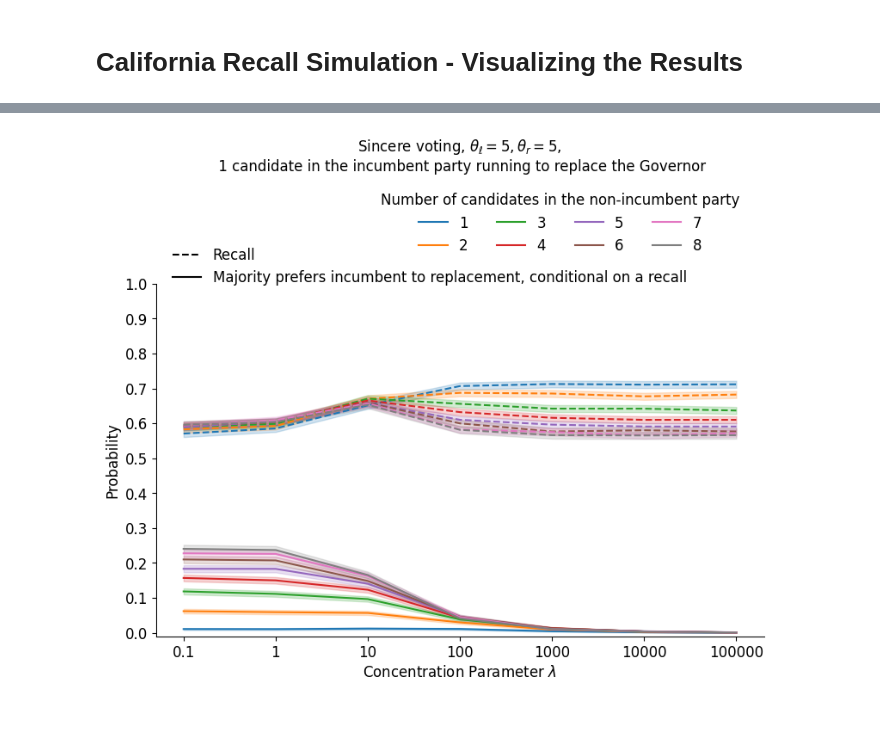
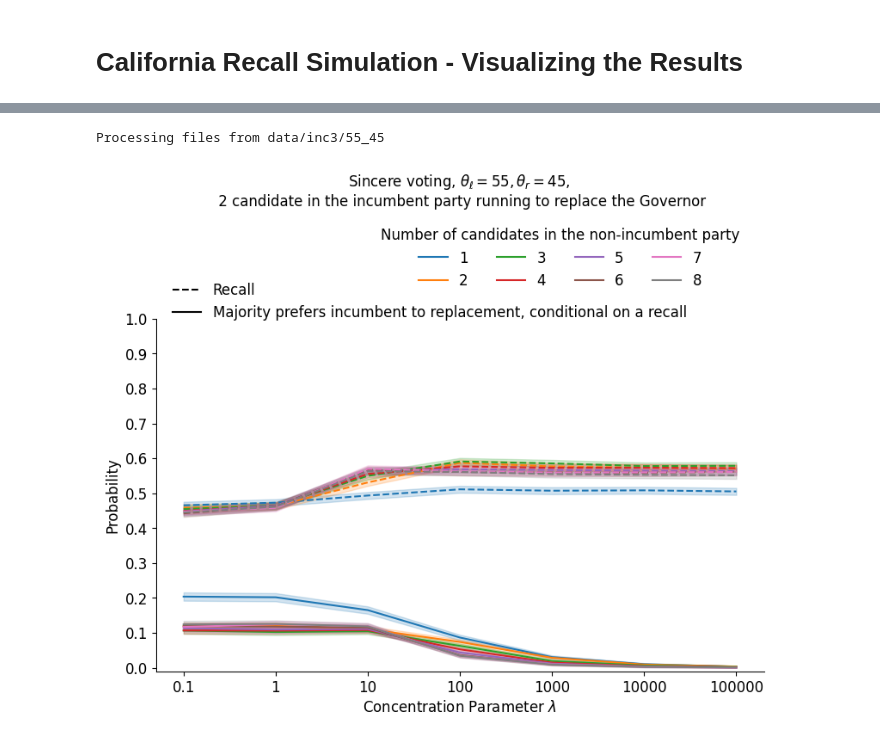
Before and after one commit to epacuit/ca_recall, a Jupyter notebook: ca_recall_simulation_visualization.ipynb, the cells around one changed output, grey strips where cells are left out. Saved outputs shown, nothing was run; the diff lists cells and outputs as text; code cells hidden in the pictures.

Commit message:
update visualization code

```diff
--- a/ca_recall_simulation_visualization.ipynb
+++ b/ca_recall_simulation_visualization.ipynb
@@ -291,19 +165,16 @@ def plot_conditional_for_opponents(
     plt.savefig(filename)
     plt.show()
 # %%
-# 1) Configuration
 
-theta_l = 5
-theta_r = 5
+theta_l, theta_r = 55, 45 #5, 5 # 55, 45 # 45, 55
+num_incumbent_cands = 3 #3 #4
 manipulation_level = 1.0
 recall_decision_type = 'sincere' #'sincere' #'strategic'
 replacement_rule = 'sincere' #'sincere' 'strategic-top-two'
-num_incumbent_cands=2
 
-if theta_l == theta_r == 50:
-    main_dir = f'multiple_candidates2'
-else:
-    main_dir = f'left_right_split_{theta_l}_{theta_r}_v2'
+main_dir='data' #'multiple_candidates2'
+sub_dir = f'inc{num_incumbent_cands}/{theta_l}_{theta_r}'
+
 if recall_decision_type == 'sincere':
     initial_title = f'Sincere voting, $\\theta_\ell={theta_l}, \\theta_r={theta_r}$, '
 else:
@@ -314,37 +185,35 @@ std_str        = '0.5'
 
 # 2) Read & concatenate
 all_dfs = []
+print(f"Processing files from {main_dir}/{sub_dir}")
 for opp in opponent_sizes:
-    if main_dir == 'multiple_candidates2':
-        sub_dir = f'incumbent{num_incumbent_cands}_opposition{opp}/data'
-    else:
-        sub_dir = f'.' #'.' #'incumbent2_opposition{opp}/data'
     pattern = f'{main_dir}/{sub_dir}/recall_data_{manipulation_level}_{recall_decision_type}_{replacement_rule}_*_{std_str}_{num_incumbent_cands}_{opp}.csv'
     for fp in glob.glob(pattern):
         df_tmp = pd.read_csv(fp)
         # annotate each row with the opponent‐size
         df_tmp['num_cands_opposition_party'] = opp
         all_dfs.append(df_tmp)
 
 # 3) glue them together
 df = pd.concat(all_dfs, ignore_index=True).drop_duplicates()
 
 num_incumbent_cands = df["num_cands_incumbent_party"].unique()
 
 if len(num_incumbent_cands) > 1:
     print(f"Warning: More than one number of incumbent candidates: {num_incumbent_cands}")
 else:
     num_incumbent_cands = num_incumbent_cands[0]
 
 title = f'{initial_title}\n {num_incumbent_cands - 1} candidate in the incumbent party running to replace the Governor'
 CONC_PARAMS = [0.1, 1.0, 10.0, 100.0, 1e3, 1e4, 1e5]
-OUTFILE     = f'graphs_NEW/all_opponents_incumbents_{num_incumbent_cands}_{recall_decision_type}_{replacement_rule}_{manipulation_level}_{main_dir}.pdf'
+OUTFILE     = f'graphs/{num_incumbent_cands}_{theta_l}_{theta_r}_{recall_decision_type}_{replacement_rule}_{manipulation_level}.pdf'
 
 plot_conditional_for_opponents(
     df,
     x_labels=CONC_PARAMS,
     title = title,
     filename=OUTFILE
 )
 # %% [output]
+Processing files from data/inc3/55_45
-[figure, old version]
+[figure, new version]
```
Also changed, not shown: parts of 14 cells of this notebook, 7 other files.
